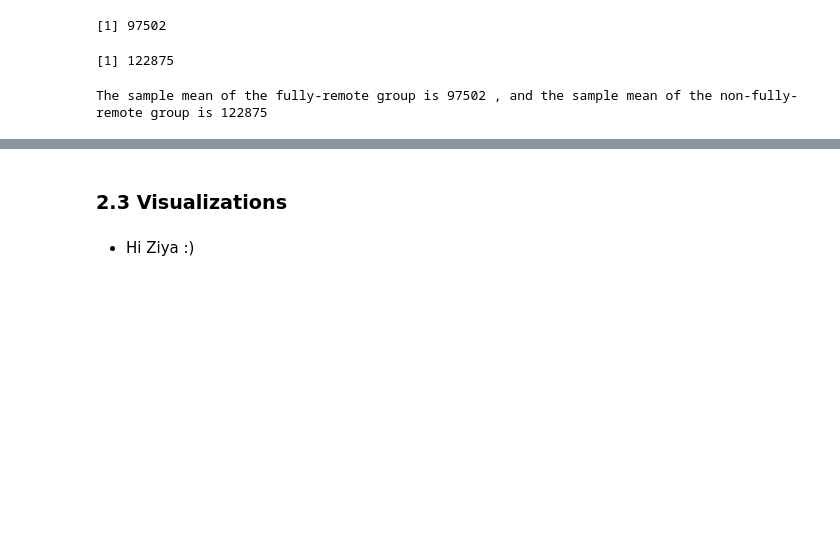
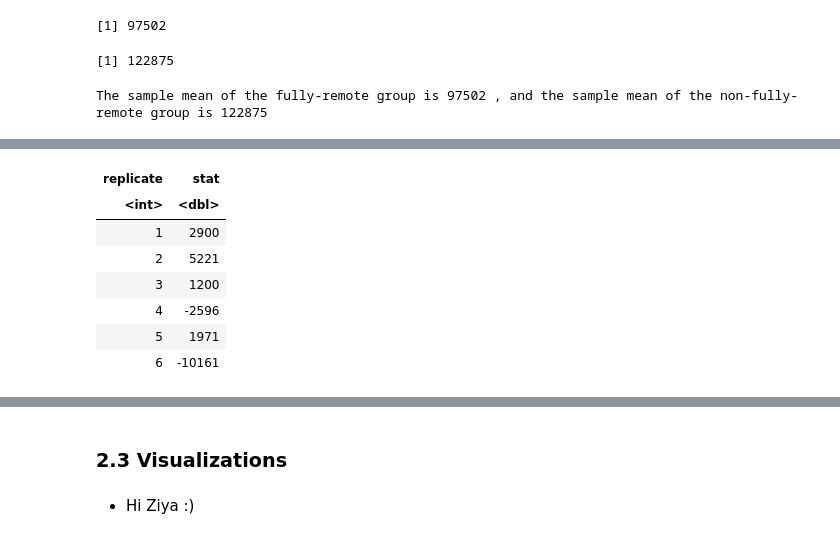
Before and after one commit to ludioludius/STAT201-Project, a Jupyter notebook: Final_Report_Draft.ipynb, the cells around one changed output, grey strips where cells are left out. Saved outputs shown, nothing was run; the diff lists cells and outputs as text; code cells hidden in the pictures; blank space fills up the shorter version.

Commit message:
Debugged and merge hypothesis testing, added country-wise comparison

```diff
--- a/Final_Report_Draft.ipynb
+++ b/Final_Report_Draft.ipynb
@@ -431,0 +495,87 @@ p_value
+# %%
+#calculate observed test statistic
+us_obs_diff_in_means <-
+    us_remote_binary %>%
+    specify(formula = salary_in_usd ~ fully_remote) %>%
+    calculate(stat = "diff in means", order = c("FALSE", "TRUE"))
+# obs_diff_in_means
+
+# build the null distribution
+us_null_dist <- us_remote_binary %>%
+    specify(formula = salary_in_usd ~ fully_remote) %>%
+    hypothesize(null = "independence") %>%
+    generate(reps = 10000, type = "permute") %>%
+    calculate(stat="diff in means", order = c("FALSE", "TRUE"))
+head(null_dist)
+
+# # visualization
+# diff_in_medians_plot <-
+#     visualize(null_dist, bins = 10) +
+#     shade_p_value(obs_stat = obs_diff_in_means, direction = "right") +
+#     xlab("Difference in mean") +
+#     theme(text = element_text(size = 20))
+# diff_in_medians_plot
+
+# get p value
+us_p_value <- us_null_dist %>%
+    get_p_value(obs_stat = us_obs_diff_in_means, direction = "right")
+us_p_value
+
+
+#calculate observed test statistic
+ca_obs_diff_in_means <-
+    ca_remote_binary %>%
+    specify(formula = salary_in_usd ~ fully_remote) %>%
+    calculate(stat = "diff in means", order = c("FALSE","TRUE"))
+# obs_diff_in_means
+
+# build the null distribution
+ca_null_dist <- ca_remote_binary %>%
+    specify(formula = salary_in_usd ~ fully_remote) %>%
+    hypothesize(null = "independence") %>%
+    generate(reps = 10000, type = "permute") %>%
+    calculate(stat="diff in means", order = c("FALSE", "TRUE"))
+head(ca_null_dist)
+
+# # visualization
+# diff_in_medians_plot <-
+#     visualize(null_dist, bins = 10) +
+#     shade_p_value(obs_stat = obs_diff_in_means, direction = "right") +
+#     xlab("Difference in mean") +
+#     theme(text = element_text(size = 20))
+# diff_in_medians_plot
+
+# get p value
+ca_p_value <- ca_null_dist %>%
+    get_p_value(obs_stat = ca_obs_diff_in_means, direction = "right")
+ca_p_value
+
+
+#calculate observed test statistic
+other_obs_diff_in_means <-
+    other_remote_binary %>%
+    specify(formula = salary_in_usd ~ fully_remote) %>%
+    calculate(stat = "diff in means", order = c("FALSE", "TRUE"))
+# obs_diff_in_means
+
+# build the null distribution
+other_null_dist <- other_remote_binary %>%
+    specify(formula = salary_in_usd ~ fully_remote) %>%
+    hypothesize(null = "independence") %>%
+    generate(reps = 10000, type = "permute") %>%
+    calculate(stat="diff in means", order = c("FALSE", "TRUE"))
+head(other_null_dist)
+
+# # visualization
+# diff_in_medians_plot <-
+#     visualize(null_dist, bins = 10) +
+#     shade_p_value(obs_stat = obs_diff_in_means, direction = "right") +
+#     xlab("Difference in mean") +
+#     theme(text = element_text(size = 20))
+# diff_in_medians_plot
+
+# get p value
+other_p_value <- other_null_dist %>%
+    get_p_value(obs_stat = other_obs_diff_in_means, direction = "right")
+other_p_value
+# %% [output]
@@ -431,0 +583,8 @@ p_value
+| replicate | stat |
+| <int> | <dbl> |
+| 1 | 2900 |
+| 2 | 5221 |
+| 3 | 1200 |
+| 4 | -2596 |
+| 5 | 1971 |
+| 6 | -10161 |
```
Also changed, not shown: parts of 7 cells of this notebook.
